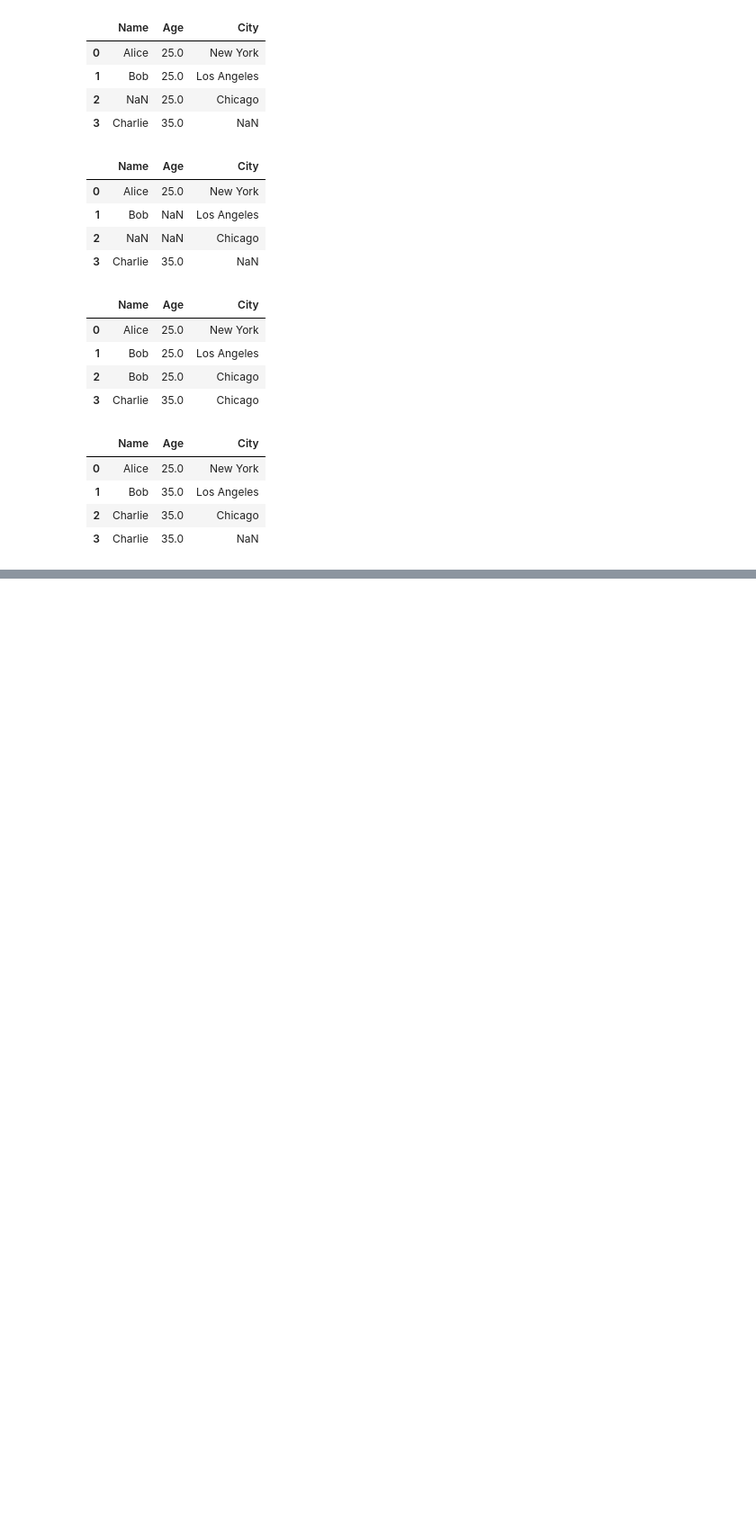
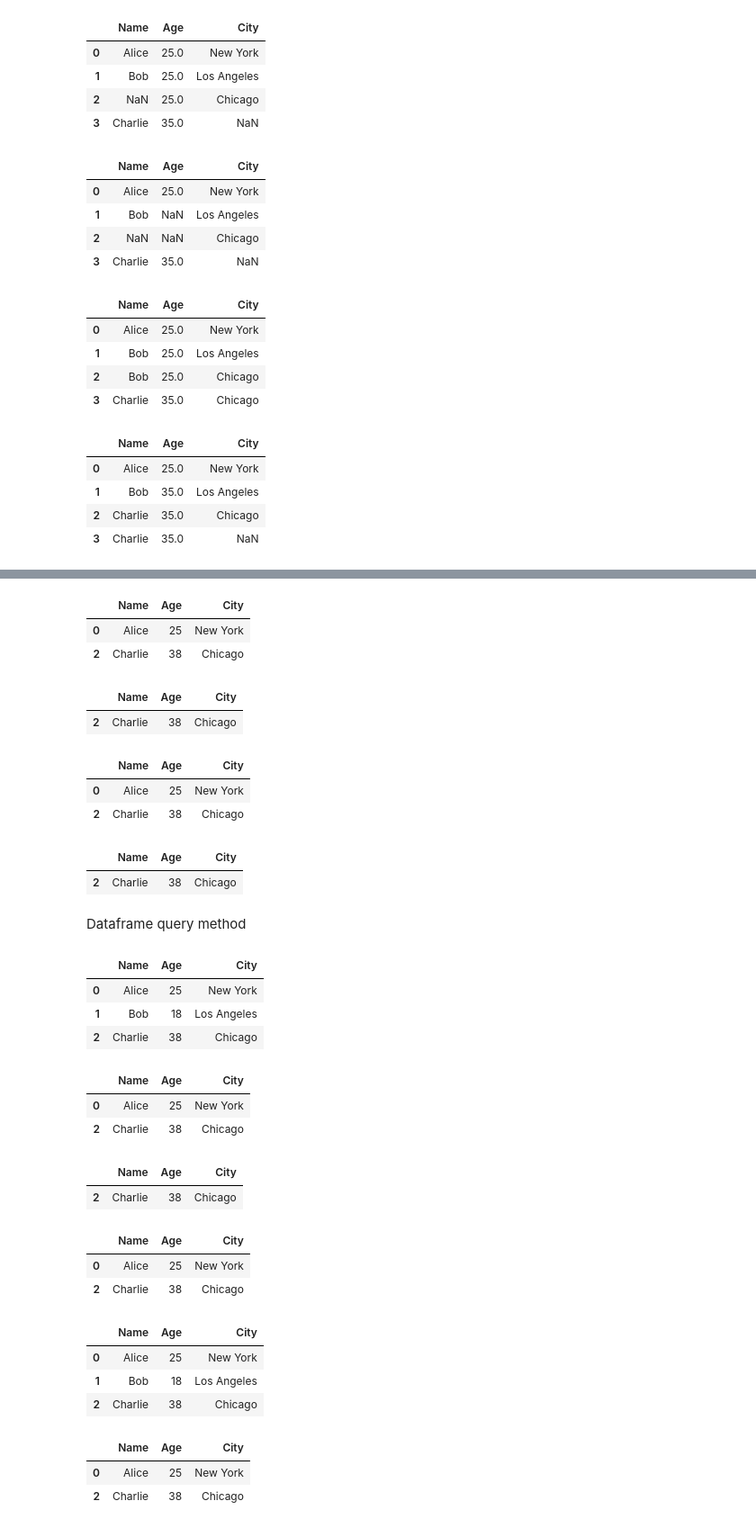
Before and after one commit to srinivasskc/my_datascience_journal, a Jupyter notebook: pandas_notebook.ipynb, the cells around one changed output, grey strips where cells are left out. Shown at 90% size. Saved outputs shown, nothing was run; the diff lists cells and outputs as text; code cells hidden in the pictures; blank space fills up the shorter version.

```diff
--- a/pandas_notebook.ipynb
+++ b/pandas_notebook.ipynb
@@ -982,0 +1114,67 @@ df_nan1.bfill()
+# %%
+# Condition selection based on Age
+df_cond[df_cond["Age"]>20]
+# %% [output]
+|  | Name | Age | City |
+| 0 | Alice | 25 | New York |
+| 2 | Charlie | 38 | Chicago |
+# %%
+df_cond[df_cond["City"]=="Chicago"]
+# %% [output]
+|  | Name | Age | City |
+| 2 | Charlie | 38 | Chicago |
+# %%
+# OR Conditional selection based on City or Age
+df_cond[(df_cond["City"]=="Chicago") | (df_cond["Age"]>20)]
+# %% [output]
+|  | Name | Age | City |
+| 0 | Alice | 25 | New York |
+| 2 | Charlie | 38 | Chicago |
+# %%
+# AND Conditional selection based on City and Age
+df_cond[(df_cond["City"]=="Chicago") & (df_cond["Age"]>20)]
+# %% [output]
+|  | Name | Age | City |
+| 2 | Charlie | 38 | Chicago |
+# %% [markdown]
+Dataframe query method
+# %%
+df_cond
+# %% [output]
+|  | Name | Age | City |
+| 0 | Alice | 25 | New York |
+| 1 | Bob | 18 | Los Angeles |
+| 2 | Charlie | 38 | Chicago |
+# %%
+# query method for conditional selection
+df_cond.query("Age > 20")
+# %% [output]
+|  | Name | Age | City |
+| 0 | Alice | 25 | New York |
+| 2 | Charlie | 38 | Chicago |
+# %%
+df_cond.query("Age > 20 and City == 'Chicago'")
+# %% [output]
+|  | Name | Age | City |
+| 2 | Charlie | 38 | Chicago |
+# %%
+df_cond.query("Age > 20 or City == 'Chicago'")
+# %% [output]
+|  | Name | Age | City |
+| 0 | Alice | 25 | New York |
+| 2 | Charlie | 38 | Chicago |
+# %%
+# If age * 2 > 50 - display the rows
+
+df_cond
+# %% [output]
+|  | Name | Age | City |
+| 0 | Alice | 25 | New York |
+| 1 | Bob | 18 | Los Angeles |
+| 2 | Charlie | 38 | Chicago |
+# %%
+df_cond.query("Age * 2 >= 50")
+# %% [output]
+|  | Name | Age | City |
+| 0 | Alice | 25 | New York |
+| 2 | Charlie | 38 | Chicago |
```
Also changed, not shown: parts of 26 cells of this notebook.
